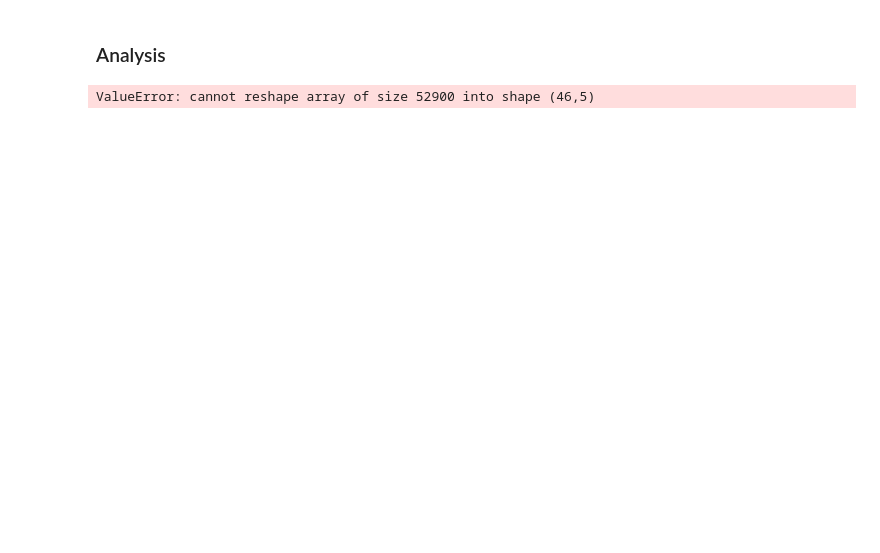
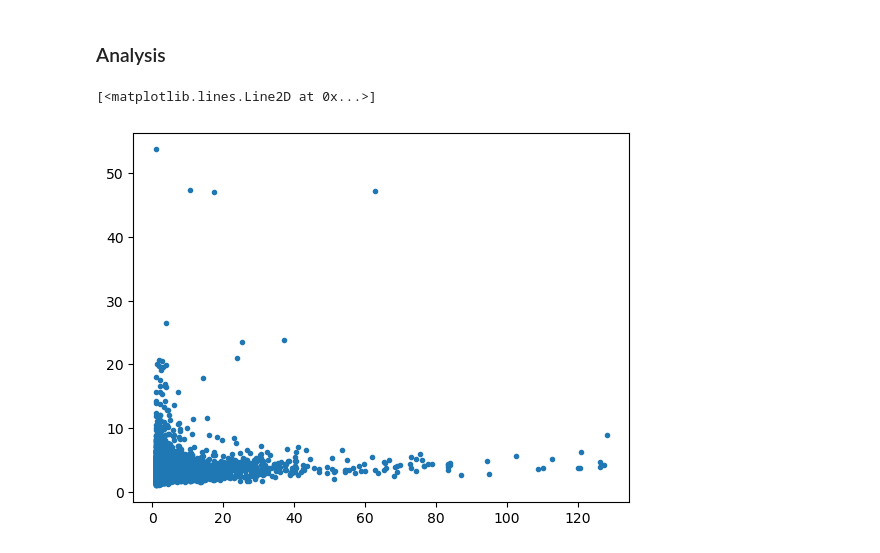
Before and after one commit to mhbakalar/intquery-mb, a Jupyter notebook: cs_mse.ipynb, the cells around one changed output. Saved outputs shown, nothing was run; the diff lists cells and outputs as text; code cells hidden in the pictures; blank space fills up the shorter version.

```diff
--- a/cs_mse.ipynb
+++ b/cs_mse.ipynb
@@ -8,0 +25,4 @@ import torch
+# %%
+# Keys for sites dataframe
+SEQ = 'seq'
+COUNT = 'count'
@@ -48,12 +89,11 @@ from models import mlp
 from datasets import one_hot
 
 vocab_size = 5
-hidden_size = 46*5
+hidden_size = 2048
 n_hidden = 2
 train_test_split = 0.8
 
 dataset = one_hot.Dataset(sequences, labels, vocab_size=vocab_size)
-loss_fn = torch.nn.MSELoss()
 
 # Test and train data split
 train_size = int(train_test_split*len(dataset))
@@ -64,7 +104,7 @@ train_dataloader = torch.utils.data.DataLoader(train_dataset, batch_size=32)
 val_dataloader = torch.utils.data.DataLoader(val_dataset, batch_size=32)
 
 # Build model
-model = mlp.Model(input_size=seq_length*vocab_size, hidden_size=hidden_size, output_size=1, n_hidden=n_hidden)
+model = mlp.Model(input_size=seq_length*vocab_size, hidden_size=hidden_size, output_size=1, n_hidden=n_hidden, dropout=0.25)
 optimizer = torch.optim.Adam(model.parameters(), lr=0.001)
 # %% [markdown]
 ### Training
@@ -151,7 +184,31 @@ Val F1 Score: 0.6103449569778627
-# %%
-import logomaker
-from matplotlib import pyplot as plt
-prob_weight_matrix = pd.DataFrame(model.fc_layers[0].weight.detach().numpy().reshape(46,5), columns=['A','T','C','G','N'])
-logomaker.Logo(prob_weight_matrix, color_scheme='classic')
-# %% [output]
-ValueError: cannot reshape array of size 52900 into shape (46,5)
+# %%
+from matplotlib import pyplot as plt
+
+# Iterate over the DataLoader and make predictions
+val_inputs = []
+val_targets = []
+val_preds = []
+with torch.no_grad():
+    for i, (data, target) in enumerate(val_dataloader):
+        output = model(data).flatten()
+
+        # Convert output probabilities to predicted class
+        preds = output.float()
+
+        # Save prediction data
+        val_inputs.extend(data.tolist())
+        val_preds.extend(preds.tolist())
+        val_targets.extend(target.tolist())
+
+# Translate inputs
+trans_dict = {0:'A',1:'T',2:'C',3:'G',4:'N'}
+translate_func = lambda x: ''.join([trans_dict[y] for y in x])
+
+inputs = np.argmax(val_inputs, axis=2)
+inputs = [translate_func(x) for x in inputs]
+
+predictions = pd.DataFrame({"seq":inputs, "targets":val_targets, "outputs": val_preds})
+plt.plot(val_targets, val_preds, '.')
+# %% [output]
+[<matplotlib.lines.Line2D at 0x...>]
+[figure, added]
```
Also changed, not shown: parts of 7 cells of this notebook, 7 other files.
